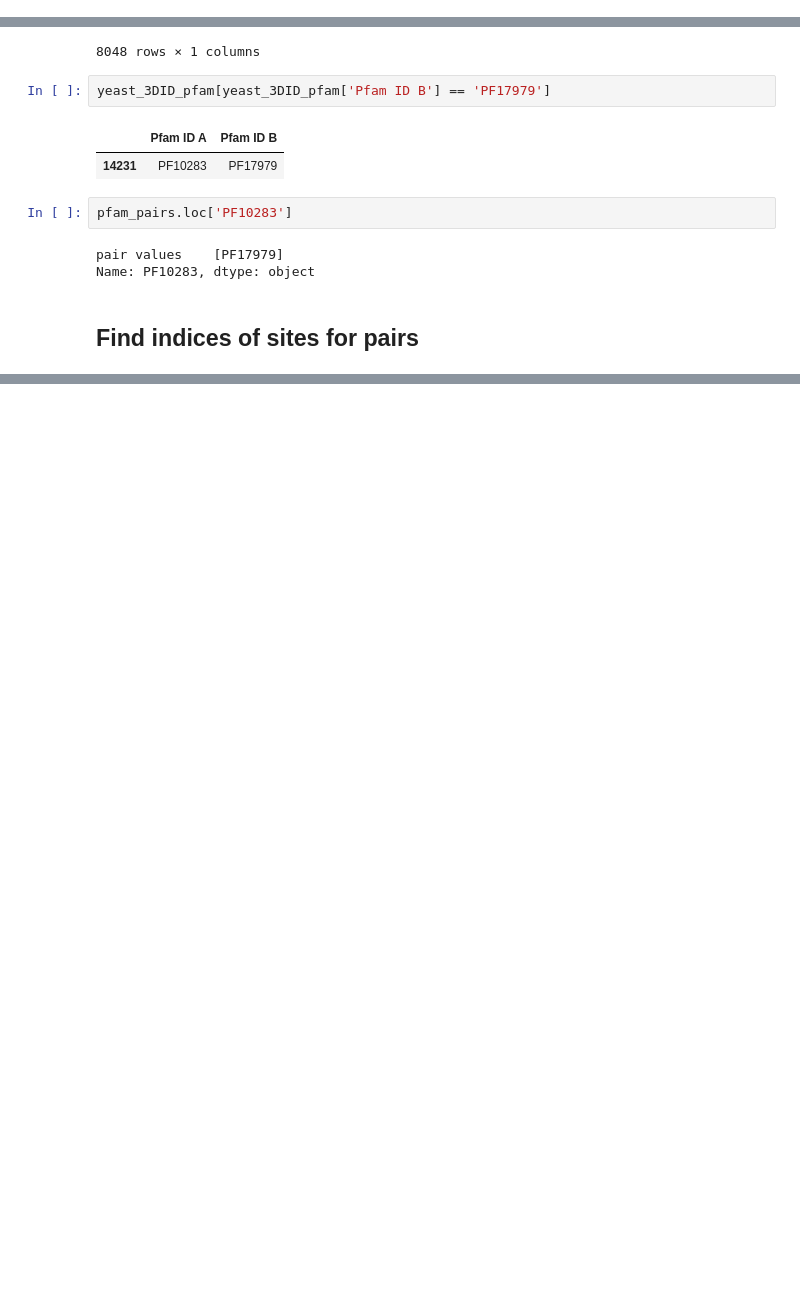
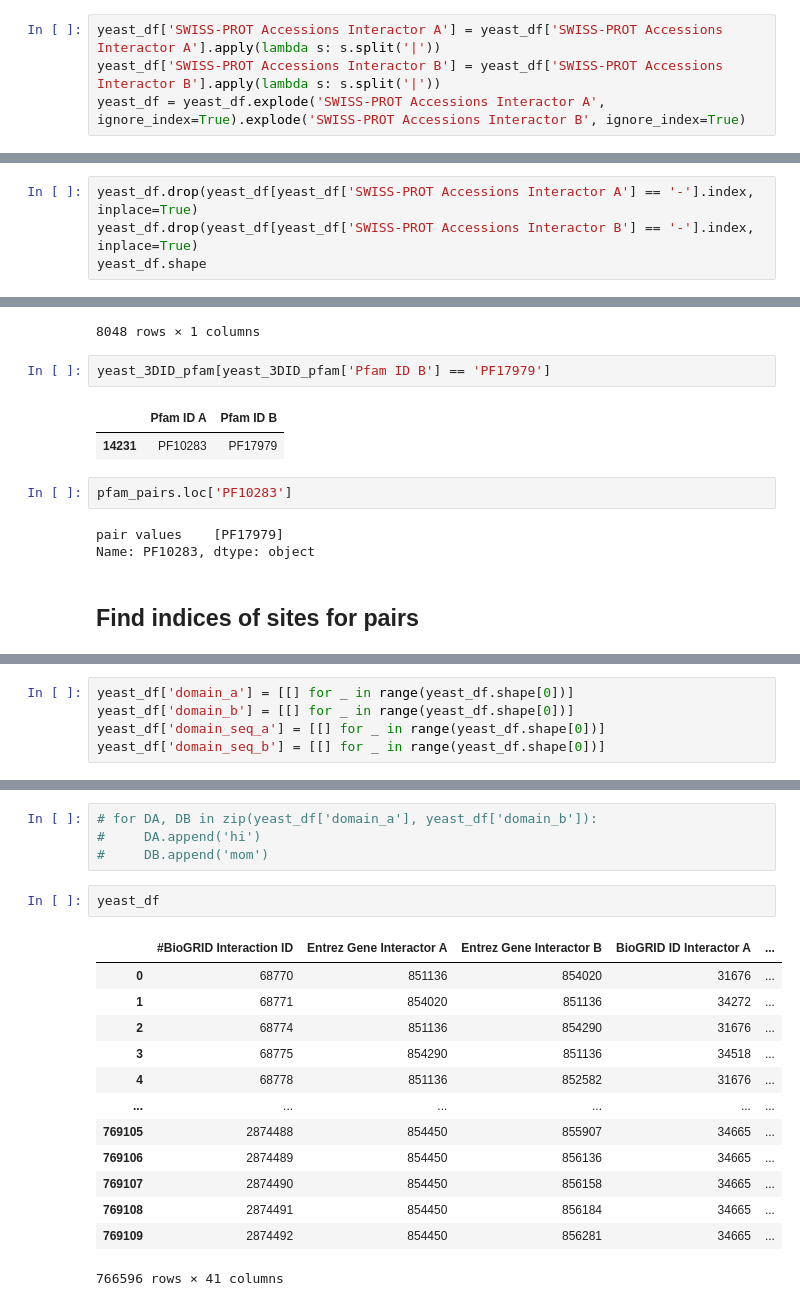
Before and after one commit to jrgreen7/PIPE, a Jupyter notebook: Deep-PIPE-Sites/eda_william.ipynb, the cells around one changed output, grey strips where cells are left out. Drawn from its saved outputs; the diff is of its cells as text; blank space fills up the shorter version.

```diff
--- a/Deep-PIPE-Sites/eda_william.ipynb
+++ b/Deep-PIPE-Sites/eda_william.ipynb
@@ -242,3 +230,7 @@ yeast_df.head()
 | 3 | 68775 | 854290 | 851136 | 34518 | ... |
 | 4 | 68778 | 851136 | 852582 | 31676 | ... |
 5 rows × 37 columns
+# %%
+yeast_df['SWISS-PROT Accessions Interactor A'] = yeast_df['SWISS-PROT Accessions Interactor A'].apply(lambda s: s.split('|'))
+yeast_df['SWISS-PROT Accessions Interactor B'] = yeast_df['SWISS-PROT Accessions Interactor B'].apply(lambda s: s.split('|'))
+yeast_df = yeast_df.explode('SWISS-PROT Accessions Interactor A', ignore_index=True).explode('SWISS-PROT Accessions Interactor B', ignore_index=True)
@@ -244,0 +241,4 @@ yeast_df.head()
+# %%
+yeast_df.drop(yeast_df[yeast_df['SWISS-PROT Accessions Interactor A'] == '-'].index, inplace=True)
+yeast_df.drop(yeast_df[yeast_df['SWISS-PROT Accessions Interactor B'] == '-'].index, inplace=True)
+yeast_df.shape
@@ -582,0 +499,5 @@ total_domains_found, total_found
+# %%
+yeast_df['domain_a'] = [[] for _ in range(yeast_df.shape[0])]
+yeast_df['domain_b'] = [[] for _ in range(yeast_df.shape[0])]
+yeast_df['domain_seq_a'] = [[] for _ in range(yeast_df.shape[0])]
+yeast_df['domain_seq_b'] = [[] for _ in range(yeast_df.shape[0])]
@@ -582,0 +574,20 @@ total_domains_found, total_found
+# %%
+# for DA, DB in zip(yeast_df['domain_a'], yeast_df['domain_b']):
+#     DA.append('hi')
+#     DB.append('mom')
+# %%
+yeast_df
+# %% [output]
+|  | #BioGRID Interaction ID | Entrez Gene Interactor A | Entrez Gene Interactor B | BioGRID ID Interactor A | ... |
+| 0 | 68770 | 851136 | 854020 | 31676 | ... |
+| 1 | 68771 | 854020 | 851136 | 34272 | ... |
+| 2 | 68774 | 851136 | 854290 | 31676 | ... |
+| 3 | 68775 | 854290 | 851136 | 34518 | ... |
+| 4 | 68778 | 851136 | 852582 | 31676 | ... |
+| ... | ... | ... | ... | ... | ... |
+| 769105 | 2874488 | 854450 | 855907 | 34665 | ... |
+| 769106 | 2874489 | 854450 | 856136 | 34665 | ... |
+| 769107 | 2874490 | 854450 | 856158 | 34665 | ... |
+| 769108 | 2874491 | 854450 | 856184 | 34665 | ... |
+| 769109 | 2874492 | 854450 | 856281 | 34665 | ... |
+766596 rows × 41 columns
```
Also changed, not shown: parts of 51 cells of this notebook.
